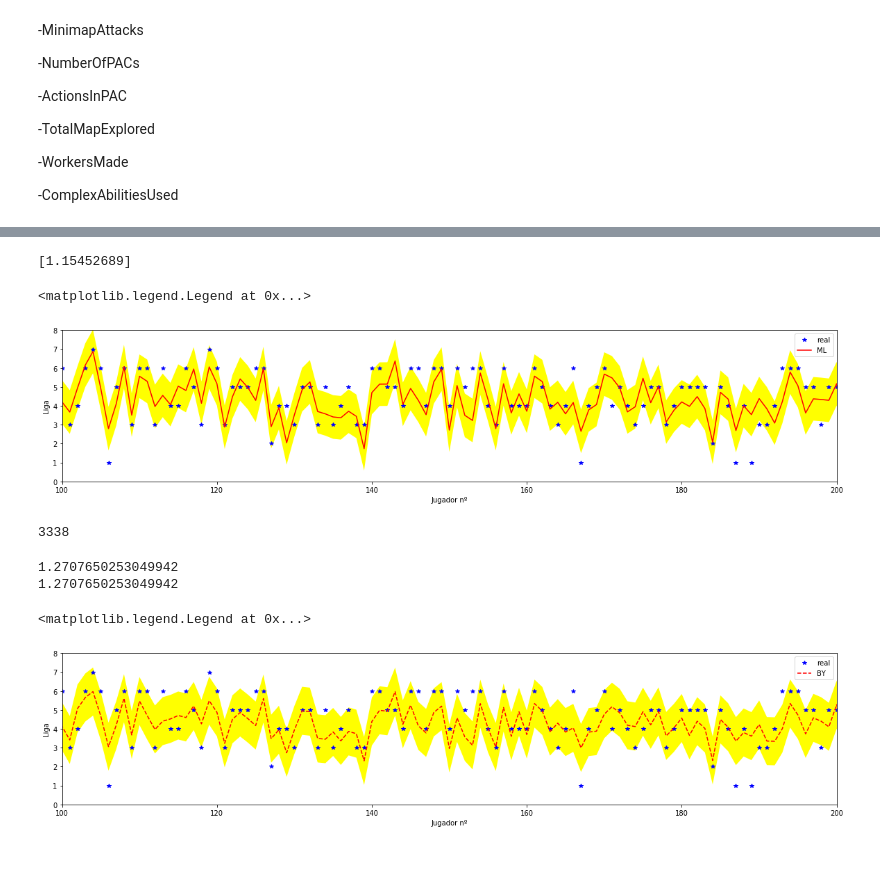
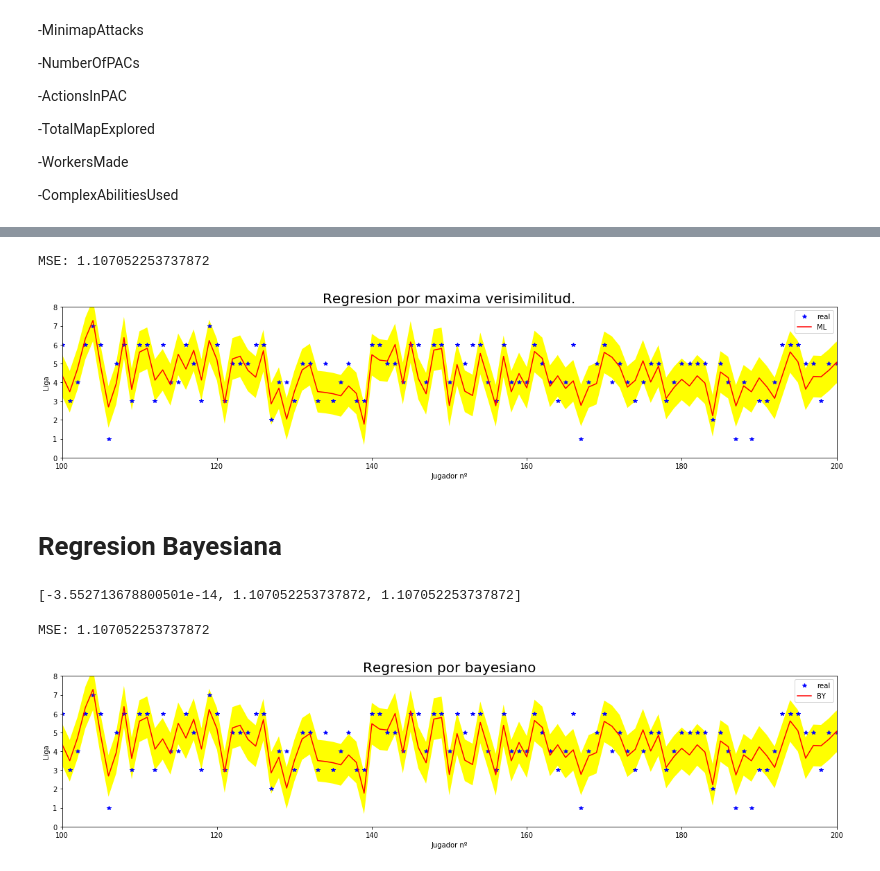
Before and after one commit to AlonsoDiCandia14/Teoria_Informacion, a Jupyter notebook: MP01/MP01.ipynb, the cells around one changed output, grey strips where cells are left out. Cells and saved outputs as stored; diff of their text form; code cells hidden in the pictures.

```diff
--- a/MP01/MP01.ipynb
+++ b/MP01/MP01.ipynb
@@ -70,12 +85,13 @@ LeagueIndex fue la caracteristica a determinar escogida por nosotros a partir de
 # %%
 y = new_table['LeagueIndex']
-X = ['TotalHours','UniqueHotkeys','NumberOfPACs','ActionsInPAC','TotalMapExplored','WorkersMade','ComplexAbilitiesUsed']
+X = ['TotalHours','UniqueHotkeys','NumberOfPACs','ActionsInPAC','TotalMapExplored','WorkersMade','HoursPerWeek','SelectByHotkeys']
+#X = [i for i in new_table.columns[3:-1]]
 
 phi = np.zeros((len(y),len(X)+1))
 phi[:,0] = np.ones(len(y))
 for i,x in enumerate(X):
     phi[:,i+1] = np.asarray(new_table[x])
-
+#phi[:,6] = phi[:,6]*(-1)
 phi_t = phi.T
 t = np.zeros((len(y),1))
 t[:,0] = y
@@ -96,28 +102,28 @@ print(t)
 # %%
-Y_result = []
+Y_result1 = []
 for i in range(len(y)):
     y_predict = w[0]
     for j,x in enumerate(X):
-        y_predict = y_predict + w[j+1]*float(new_table[x][i])
-    Y_result.append(y_predict)
+            y_predict = y_predict + w[j+1]*float(new_table[x][i])
+    Y_result1.append(y_predict)
 # %%
-beta = 0
-for i in range(len(y)):
-    beta = beta + (y[i] - Y_result[i])**2
-beta = beta/len(y)
-print(beta)
+beta = mean_squared_error(y,Y_result1)
+print('MSE:',beta)
 x_label = range(0,len(y))
-Y_result = [float(i) for i in Y_result]
-Y_result = np.asarray(Y_result)
+Y_result1 = [float(i) for i in Y_result1]
+Y_result1 = np.asarray(Y_result1).T
 plt.figure(figsize =(20,4))
+plt.title('Regresion por maxima verisimilitud.',fontsize=20)
 plt.plot(x_label,y,'b*',label='real')
-plt.plot(x_label,Y_result,'r-',label='ML')
-plt.fill_between(range(0,len(y)), Y_result-beta, Y_result+beta, facecolor='yellow')
+plt.plot(x_label,Y_result1,'r-',label='ML')
+plt.fill_between(range(0,len(y)), Y_result1-beta, Y_result1+beta, facecolor='yellow')
 plt.axis([100,200, 0, 8])
 plt.xlabel('Jugador nº')
 plt.ylabel('Liga')
 plt.legend()
+plt.savefig('likehood.jpeg')
 # %% [output]
-[1.15452689]
+MSE: 1.107052253737872
-<matplotlib.legend.Legend at 0x...>
-[figure, old version]
+[figure, new version]
+# %% [markdown]
+# Regresion Bayesiana
@@ -124 +146,6 @@ plt.legend()
+# %%
+min_error_total = [x[2] for x in min_error]
+print(min_error[np.argmin(min_error_total)])
+# %% [output]
+[-3.552713678800501e-14, 1.107052253737872, 1.107052253737872]
 # %%
@@ -131,33 +156,18 @@ mu_N = beta * np.dot(Sigma_N, np.dot(phi_t, t))
-# %%
-Y_result = []
-for i in range(len(y)):
-    y_predict = mu_N[0]
-    for j,x in enumerate(X):
-        y_predict = y_predict + mu_N[(j+1)]*float(new_table[x][i])
-    Y_result.append(y_predict)
-print(len(Y_result))
-# %% [output]
-3338
 # %%
-print(b)
-b = 0
-for i in range(len(y)):
-    b = b + (y[i] - Y_result[i])**2
-b = b/len(y)
-print(b)
-x_label = range(0,len(y))
-Y_result = [float(i) for i in Y_result]
-Y_result = np.asarray(Y_result)
+Y_result2, b = error_prediction(mu_N,y,phi)
+print('MSE:',b)
+Y_result2 = [float(i) for i in Y_result2]
+Y_result2 = np.asarray(Y_result2)
 plt.figure(figsize =(20,4))
+plt.title('Regresion por bayesiano',fontsize=20)
 plt.plot(x_label,y,'b*',label='real')
-plt.plot(x_label,Y_result,'r--',label='BY')
-plt.fill_between(range(0,len(y)), Y_result-b, Y_result+b, facecolor='yellow')
+plt.plot(x_label,Y_result2,'r-',label='BY')
+plt.fill_between(range(0,len(y)), Y_result2-b, Y_result2+b, facecolor='yellow')
 plt.axis([100,200, 0, 8])
 plt.xlabel('Jugador nº')
 plt.ylabel('Liga')
 plt.legend()
+plt.savefig('bayesiano.jpeg')
 # %% [output]
-1.2707650253049942
-1.2707650253049942
+MSE: 1.107052253737872
-<matplotlib.legend.Legend at 0x...>
-[figure, old version]
+[figure, new version]
```
Also changed, not shown: parts of 13 cells of this notebook, 25 other files.
